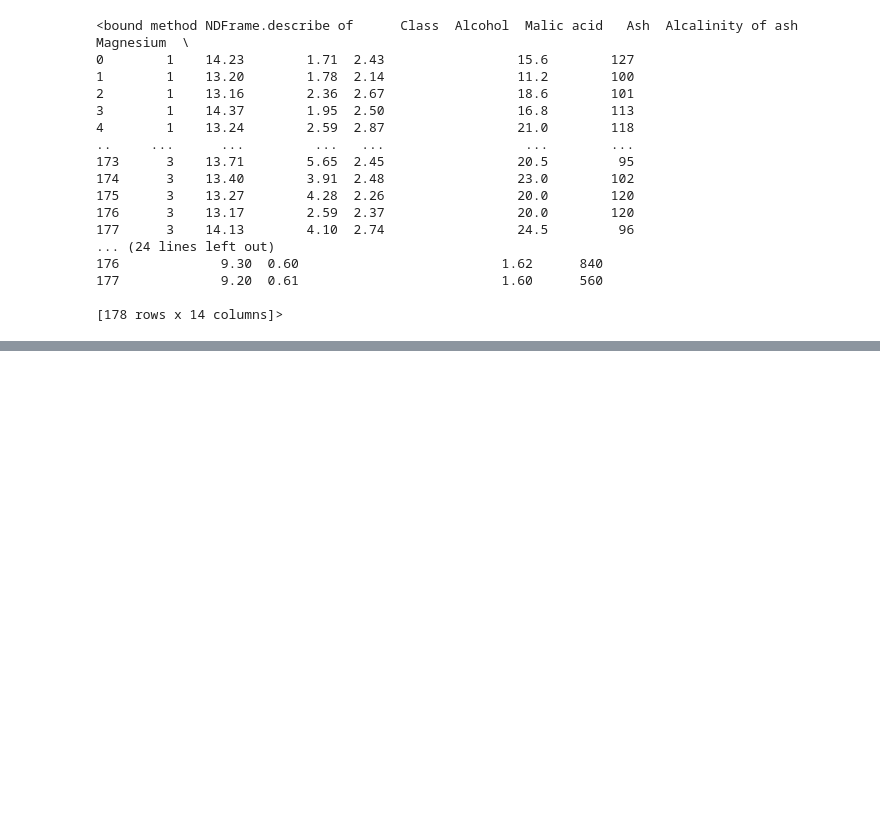
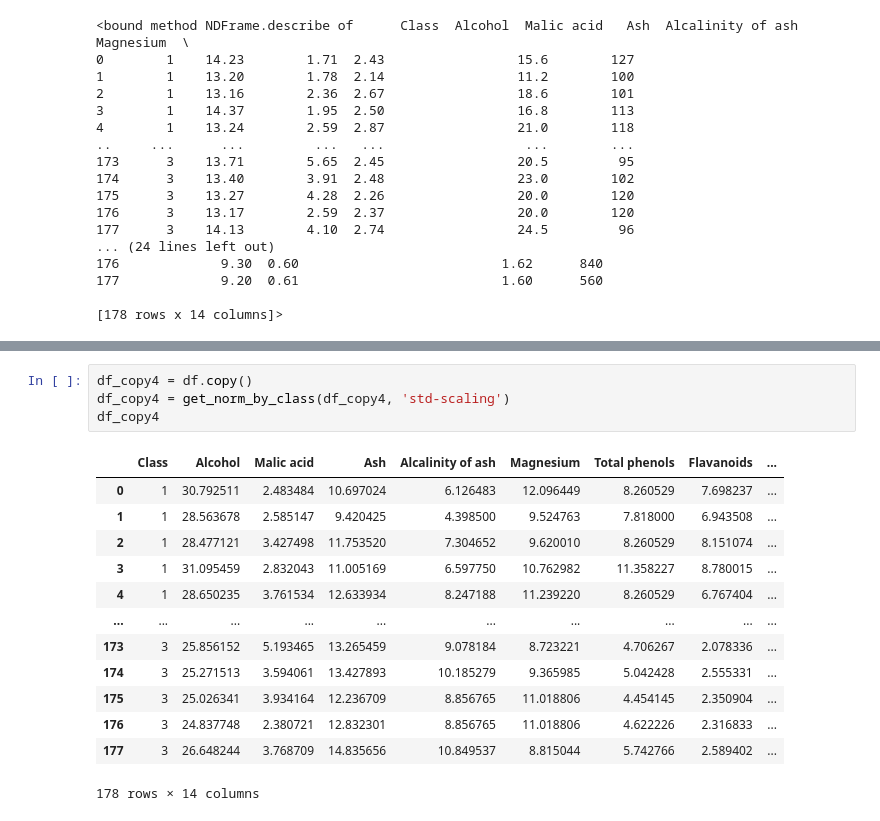
Before and after one commit to DavidMatias44/rp, a Jupyter notebook: xd2/normalizacion.ipynb, the cells around one changed output, grey strips where cells are left out. Saved outputs shown, nothing was run; the diff lists cells and outputs as text; blank space fills up the shorter version.

```diff
--- a/xd2/normalizacion.ipynb
+++ b/xd2/normalizacion.ipynb
@@ -81,0 +146,18 @@ def get_norm_by_class(df, method, ):
+# %%
+df_copy4 = df.copy()
+df_copy4 = get_norm_by_class(df_copy4, 'std-scaling')
+df_copy4
+# %% [output]
+|  | Class | Alcohol | Malic acid | Ash | Alcalinity of ash | Magnesium | Total phenols | Flavanoids | ... |
+| 0 | 1 | 30.792511 | 2.483484 | 10.697024 | 6.126483 | 12.096449 | 8.260529 | 7.698237 | ... |
+| 1 | 1 | 28.563678 | 2.585147 | 9.420425 | 4.398500 | 9.524763 | 7.818000 | 6.943508 | ... |
+| 2 | 1 | 28.477121 | 3.427498 | 11.753520 | 7.304652 | 9.620010 | 8.260529 | 8.151074 | ... |
+| 3 | 1 | 31.095459 | 2.832043 | 11.005169 | 6.597750 | 10.762982 | 11.358227 | 8.780015 | ... |
+| 4 | 1 | 28.650235 | 3.761534 | 12.633934 | 8.247188 | 11.239220 | 8.260529 | 6.767404 | ... |
+| ... | ... | ... | ... | ... | ... | ... | ... | ... | ... |
+| 173 | 3 | 25.856152 | 5.193465 | 13.265459 | 9.078184 | 8.723221 | 4.706267 | 2.078336 | ... |
+| 174 | 3 | 25.271513 | 3.594061 | 13.427893 | 10.185279 | 9.365985 | 5.042428 | 2.555331 | ... |
+| 175 | 3 | 25.026341 | 3.934164 | 12.236709 | 8.856765 | 11.018806 | 4.454145 | 2.350904 | ... |
+| 176 | 3 | 24.837748 | 2.380721 | 12.832301 | 8.856765 | 11.018806 | 4.622226 | 2.316833 | ... |
+| 177 | 3 | 26.648244 | 3.768709 | 14.835656 | 10.849537 | 8.815044 | 5.742766 | 2.589402 | ... |
+178 rows × 14 columns
```
Also changed, not shown: parts of 5 cells of this notebook.
